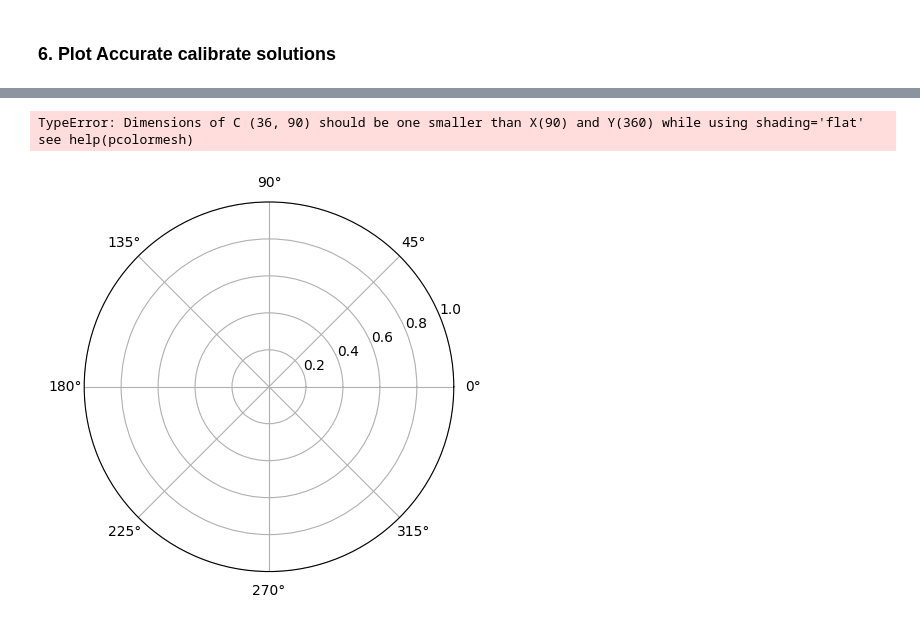
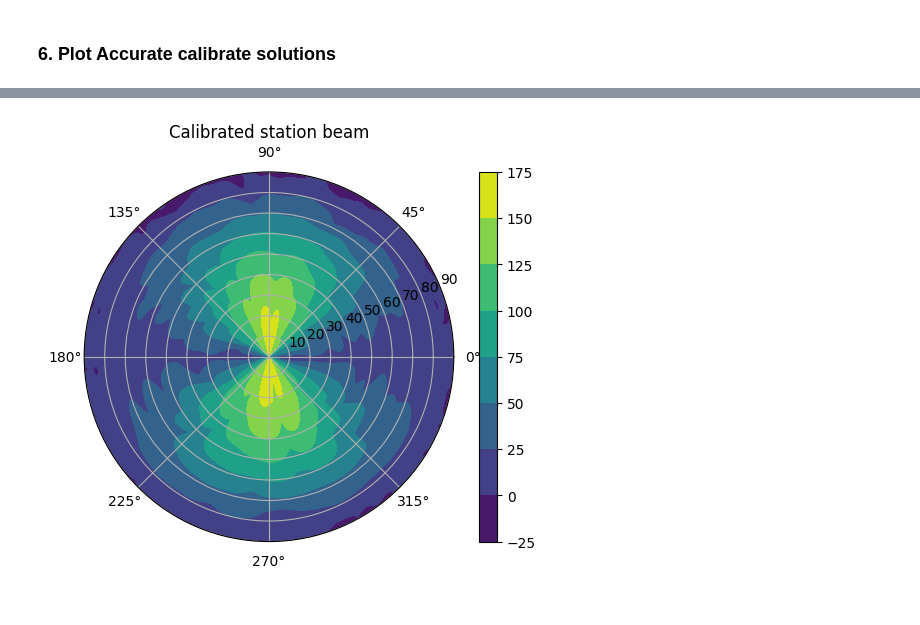
Before and after one commit to ZhongXinyu/SKA-Signal-Detection, a Jupyter notebook: src.ipynb, the cells around one changed output, grey strips where cells are left out. Cells and saved outputs as stored; diff of their text form; code cells hidden in the pictures.

```diff
--- a/src.ipynb
+++ b/src.ipynb
@@ -530,30 +530,29 @@ ValueError: operands could not be broadcast together with shapes (32400,256) (32
 # %%
 # plot calibrated beam
 
 # mesh_phi and mesh_theta would typically be 2D arrays defining the grid in polar coordinates
 phi = np.linspace(0, 2*np.pi, 360)
 theta = np.linspace(90, 0, 90)
 mesh_theta, mesh_phi = np.meshgrid(theta, phi)  # Meshgrid for phi and theta
 
 fig, ax = plt.subplots(subplot_kw={'projection': 'polar'})
 
 # Create the contour plot, interpreting 'phi' as the radial distance
 # Use contour for line contours or contourf for filled contours
-# CS = ax.contourf(mesh_phi, mesh_theta, b_calibrated)
-CS = ax.pcolormesh(mesh_phi, mesh_theta, b_calibrated)
+CS = ax.contourf(mesh_phi, mesh_theta, b_calibrated)
+# CS = ax.pcolormesh(mesh_phi, mesh_theta, b_calibrated)
 # OR for filled contours: CS = ax.contourf(mesh_phi, mesh_theta, b_polY_db)
 
 # Add a colorbar for reference
 cbar = plt.colorbar(CS)
 
 # Add a title
 plt.title('Calibrated station beam')
 
 plt.savefig('figures/calibrated_station_beam.png')
 plt.show()
 # %% [output]
-TypeError: Dimensions of C (36, 90) should be one smaller than X(90) and Y(360) while using shading='flat' see help(pcolormesh)
-[figure, old version]
+[figure, new version]
 # %%
 # plot uncalibrated beam
 fig, ax = plt.subplots(subplot_kw={'projection': 'polar'})
```
Also changed, not shown: parts of 3 cells of this notebook.
